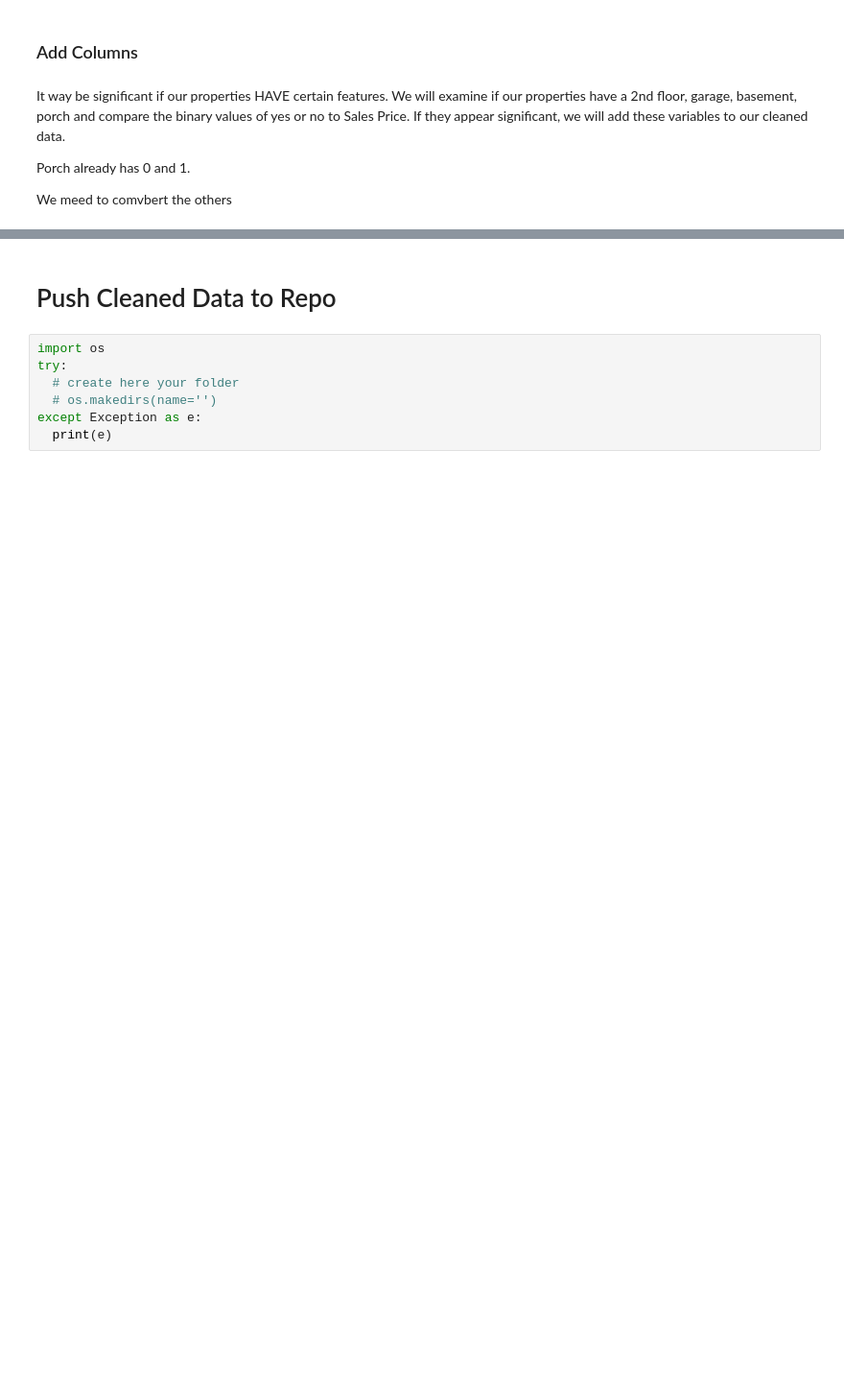
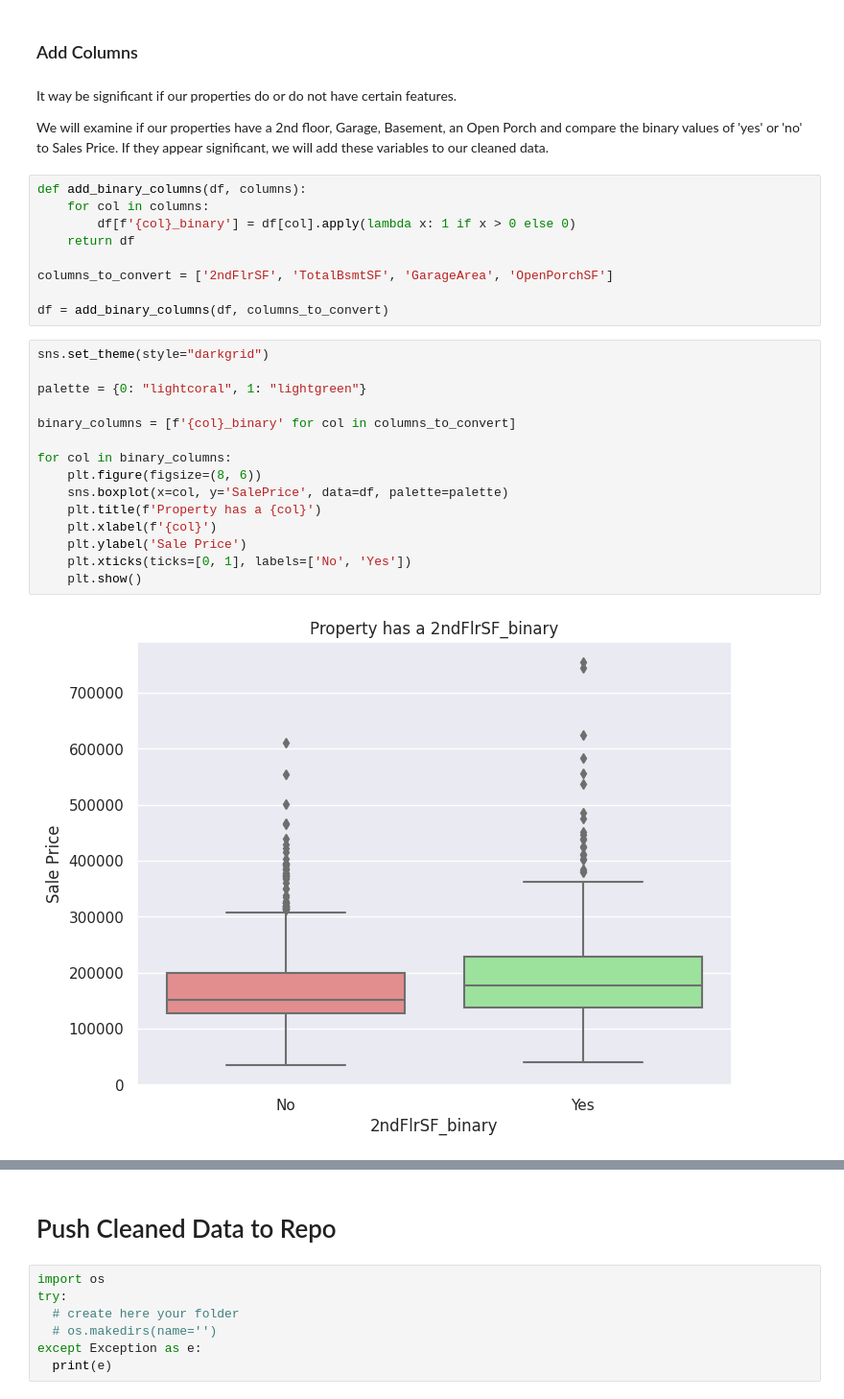
Before and after one commit to Code-Institute-Submissions/modonohoe-data-analytics-housing-project, a Jupyter notebook: jupyter_notebooks/03 - Data Cleaning.ipynb, the cells around one changed output, grey strips where cells are left out. Shown at 96% size. Saved outputs shown, nothing was run; the diff lists cells and outputs as text; blank space fills up the shorter version.

Commit message:
ADD: custom variables to Data Cleaning notebook

```diff
--- a/jupyter_notebooks/03 - Data Cleaning.ipynb
+++ b/jupyter_notebooks/03 - Data Cleaning.ipynb
@@ -272,8 +302,32 @@ We notice 'GarageYrBlt' has been removed from our list and the remaining variabl
 # %% [markdown]
 ### Add Columns
 # %% [markdown]
-It way be significant if our properties HAVE certain features. We will examine if our properties have a 2nd floor, garage, basement, porch and compare the binary values of yes or no to Sales Price. If they appear significant, we will add these variables to our cleaned data.
+It way be significant if our properties do or do not have certain features.
 
-Porch already has 0 and 1.
-
-We meed to comvbert the others
+We will examine if our properties have a 2nd floor, Garage, Basement, an Open Porch and compare the binary values of 'yes' or 'no' to Sales Price. If they appear significant, we will add these variables to our cleaned data.
+# %%
+def add_binary_columns(df, columns):
+    for col in columns:
+        df[f'{col}_binary'] = df[col].apply(lambda x: 1 if x > 0 else 0)
+    return df
+
+columns_to_convert = ['2ndFlrSF', 'TotalBsmtSF', 'GarageArea', 'OpenPorchSF']
+
+df = add_binary_columns(df, columns_to_convert)
+# %%
+sns.set_theme(style="darkgrid")
+
+palette = {0: "lightcoral", 1: "lightgreen"}
+
+binary_columns = [f'{col}_binary' for col in columns_to_convert]
+
+for col in binary_columns:
+    plt.figure(figsize=(8, 6))
+    sns.boxplot(x=col, y='SalePrice', data=df, palette=palette)
+    plt.title(f'Property has a {col}')
+    plt.xlabel(f'{col}')
+    plt.ylabel('Sale Price')
+    plt.xticks(ticks=[0, 1], labels=['No', 'Yes'])
+    plt.show()
+# %% [output]
+[figure, added]
```
Also changed, not shown: parts of 9 cells of this notebook.
